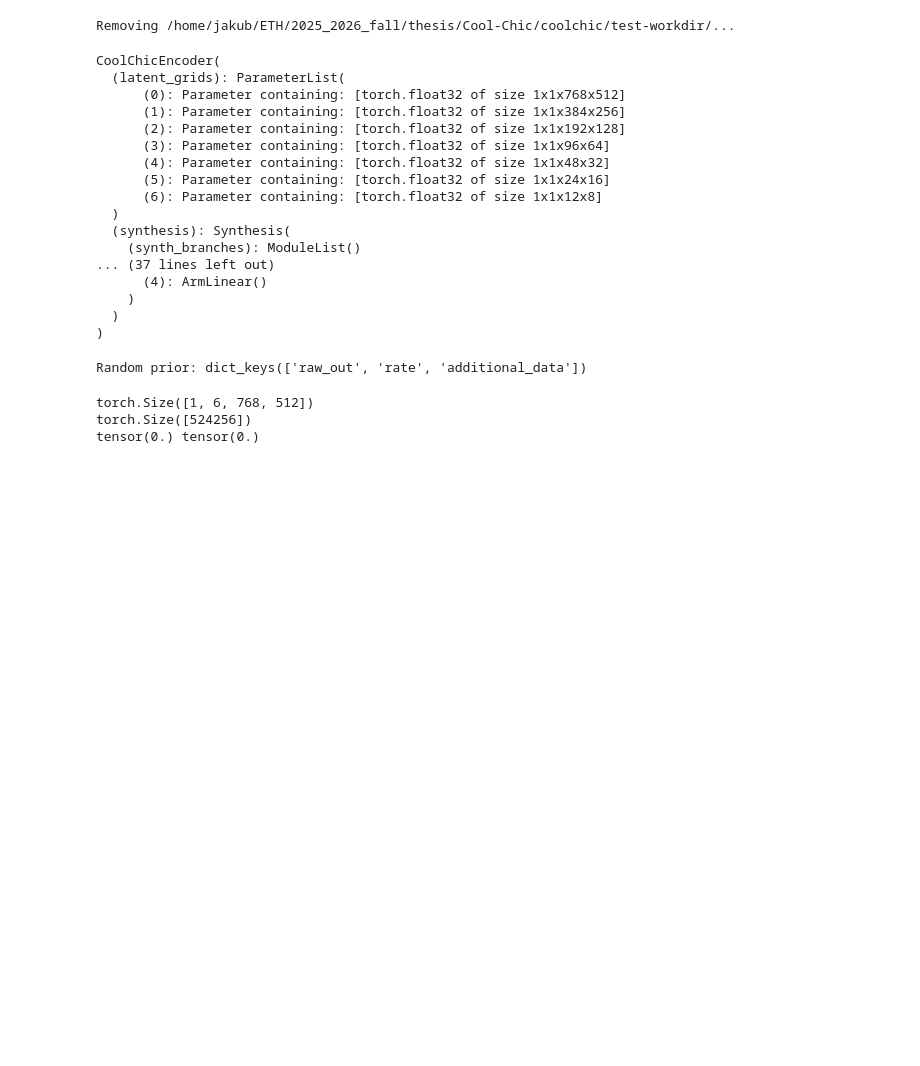
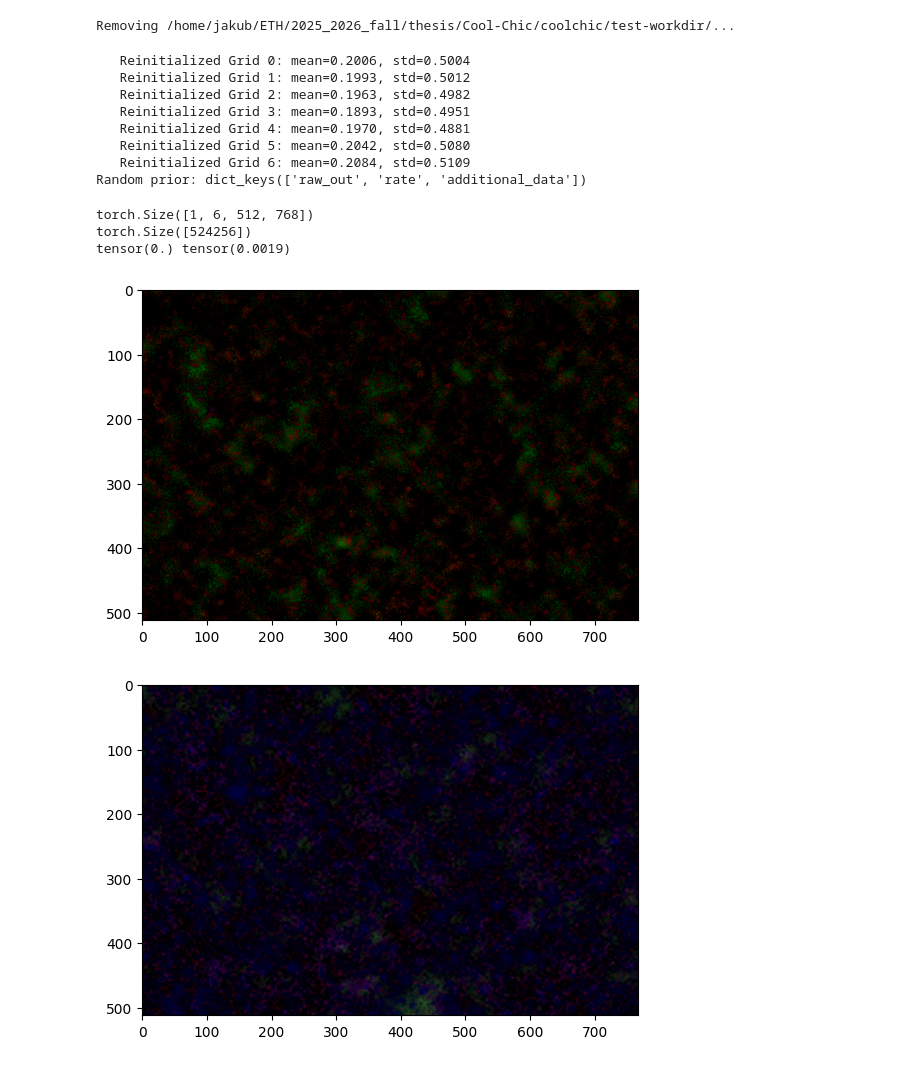
Before and after one commit to Qwedux/Cool-Chic, a Jupyter notebook: coolchic/lossless_test.ipynb, the cells around one changed output. Drawn from its saved outputs; the diff is of its cells as text; code cells hidden in the pictures; blank space fills up the shorter version.

```diff
--- a/coolchic/lossless_test.ipynb
+++ b/coolchic/lossless_test.ipynb
@@ -16,6 +16,8 @@ from lossless.component.image import (
 from enc.utils.codingstructure import CodingStructure, Frame
 from typing import Any, Dict, List
 from lossless.component.coolchic import CoolChicEncoder
+from torchac import torchac
+import numpy as np
 
 DATASET_PATH = f"{os.getcwd()}/../datasets/kodak"
 IMAGE_PATHS = sorted(
@@ -29,7 +31,7 @@ print(IMAGE_PATHS)
 args = {
     # not in config files
     "input": IMAGE_PATHS[0],
-    "output": TEST_WORKDIR + "/output",
+    "output": TEST_WORKDIR + "output",
     "workdir": TEST_WORKDIR,
     "lmbda": 1e-3,
     "job_duration_min": -1,
@@ -230,39 +232,25 @@ if os.path.exists(args["workdir"]):
             print(f"Failed to delete {file_path}. Reason: {e}")
 # %% [output]
 Removing /home/jakub/ETH/2025_2026_fall/thesis/Cool-Chic/coolchic/test-workdir/...
-# %%
-
-encoder_param = CoolChicEncoderParameter(
-    **get_coolchic_param_from_args(args, "residue")
-)
-encoder_param.set_image_size((768, 512))
-encoder_param.layers_synthesis = change_n_out_synth(
-    encoder_param.layers_synthesis, 6
-)
-
-coolchic = CoolChicEncoder(param=encoder_param)
-coolchic.eval()
-
-# print(coolchic.pretty_string(True))
-# %% [output]
-CoolChicEncoder(
-  (latent_grids): ParameterList(
-      (0): Parameter containing: [torch.float32 of size 1x1x768x512]
-      (1): Parameter containing: [torch.float32 of size 1x1x384x256]
-      (2): Parameter containing: [torch.float32 of size 1x1x192x128]
-      (3): Parameter containing: [torch.float32 of size 1x1x96x64]
-      (4): Parameter containing: [torch.float32 of size 1x1x48x32]
-      (5): Parameter containing: [torch.float32 of size 1x1x24x16]
-      (6): Parameter containing: [torch.float32 of size 1x1x12x8]
-  )
-  (synthesis): Synthesis(
-    (synth_branches): ModuleList()
-... (37 lines left out)
-      (4): ArmLinear()
-    )
-  )
-)
 # %%
+
+encoder_param = CoolChicEncoderParameter(
+    **get_coolchic_param_from_args(args, "residue")
+)
+encoder_param.set_image_size((512, 768))
+encoder_param.layers_synthesis = change_n_out_synth(
+    encoder_param.layers_synthesis, 6
+)
+
+coolchic = CoolChicEncoder(param=encoder_param)
+coolchic.eval()
+
+for i, grid in enumerate(coolchic.latent_grids):
+    # Instead of default initialization, use larger values
+    grid.data.normal_(0.2, 0.5)  # Mean=0, std=0.5 instead of very small values
+    print(f"   Reinitialized Grid {i}: mean={grid.data.mean():.4f}, std={grid.data.std():.4f}")
+
+# print(coolchic.pretty_string(True))
 with torch.no_grad():
     # Forward pass with no quantization noise
     # This is a random prior, i.e. the output is not conditioned on any input
@@ -275,15 +263,29 @@ with torch.no_grad():
         )
 print(f"Random prior: {random_prior.keys()}")
 # %% [output]
+   Reinitialized Grid 0: mean=0.2006, std=0.5004
+   Reinitialized Grid 1: mean=0.1993, std=0.5012
+   Reinitialized Grid 2: mean=0.1963, std=0.4982
+   Reinitialized Grid 3: mean=0.1893, std=0.4951
+   Reinitialized Grid 4: mean=0.1970, std=0.4881
+   Reinitialized Grid 5: mean=0.2042, std=0.5080
+   Reinitialized Grid 6: mean=0.2084, std=0.5109
 Random prior: dict_keys(['raw_out', 'rate', 'additional_data'])
 # %%
 import matplotlib.pyplot as plt
 
 print(random_prior["raw_out"].size())
 print(random_prior["rate"].size())
 # print(random_prior["additional_data"])
 print(torch.min(random_prior["raw_out"]), torch.max(random_prior["raw_out"]))
+
+plt.imshow(random_prior["raw_out"].cpu().numpy()[0, :3].transpose(1, 2, 0) * 255, cmap="gray")
+plt.show()
+plt.imshow(random_prior["raw_out"].cpu().numpy()[0, 3:6].transpose(1, 2, 0) * 255, cmap="gray")
+plt.show()
 # %% [output]
-torch.Size([1, 6, 768, 512])
+torch.Size([1, 6, 512, 768])
 torch.Size([524256])
-tensor(0.) tensor(0.)
+tensor(0.) tensor(0.0019)
+[figure, added]
+[figure, added]
```
Also changed, not shown: parts of 18 cells of this notebook, 2 other files.
